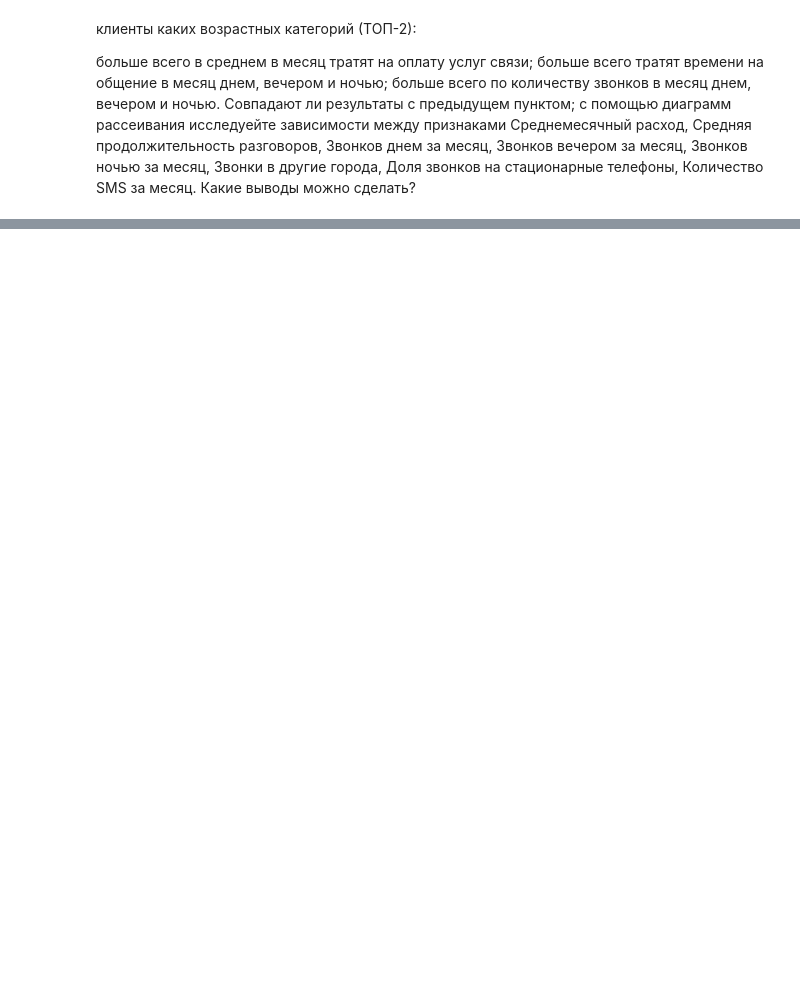
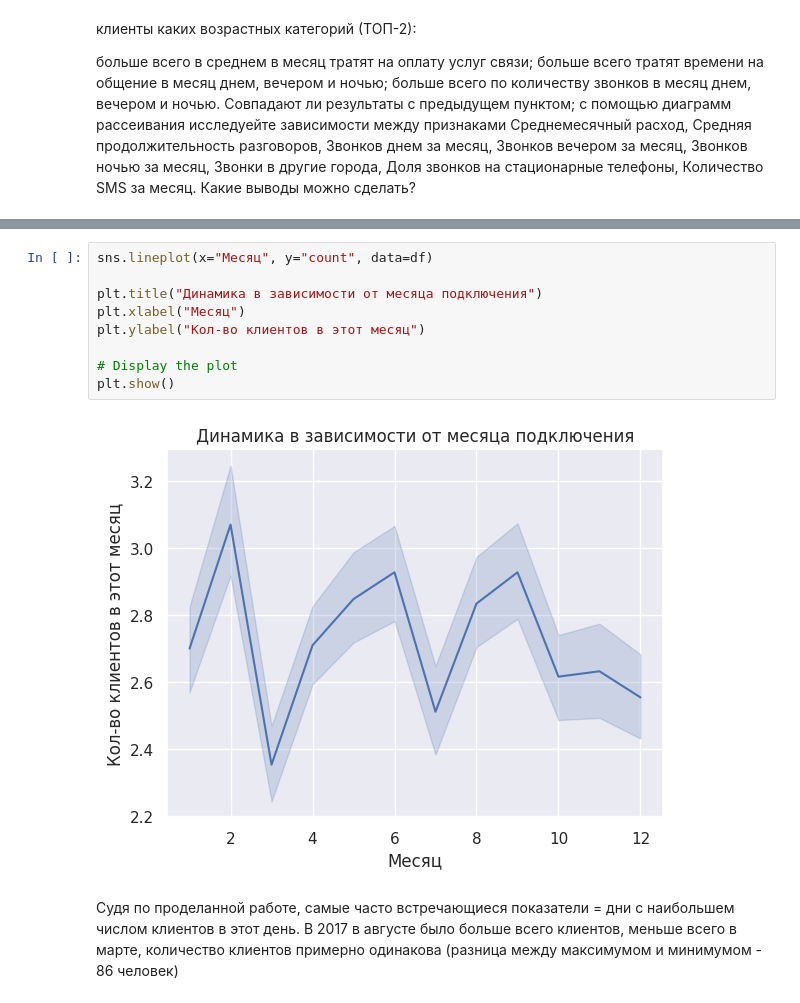
Before and after one commit to jenyadev3/Telecom-customer-base-segmentation, a Jupyter notebook: vkr_telecom.ipynb, the cells around one changed output, grey strips where cells are left out. Saved outputs shown, nothing was run; the diff lists cells and outputs as text; blank space fills up the shorter version.

```diff
--- a/vkr_telecom.ipynb
+++ b/vkr_telecom.ipynb
@@ -294,0 +483,14 @@ df.head(20)
+# %%
+sns.lineplot(x="Месяц", y="count", data=df)
+
+plt.title("Динамика в зависимости от месяца подключения")
+plt.xlabel("Месяц")
+plt.ylabel("Кол-во клиентов в этот месяц")
+
+# Display the plot
+plt.show()
+# %% [output]
+[figure, added]
+# %% [markdown]
+Судя по проделанной работе, самые часто встречающиеся показатели = дни с наибольшем числом клиентов в этот день.
+В 2017 в августе было больше всего клиентов, меньше всего в марте, количество клиентов примерно одинакова (разница между максимумом и минимумом - 86 человек)
```
Also changed, not shown: parts of 40 cells of this notebook.
